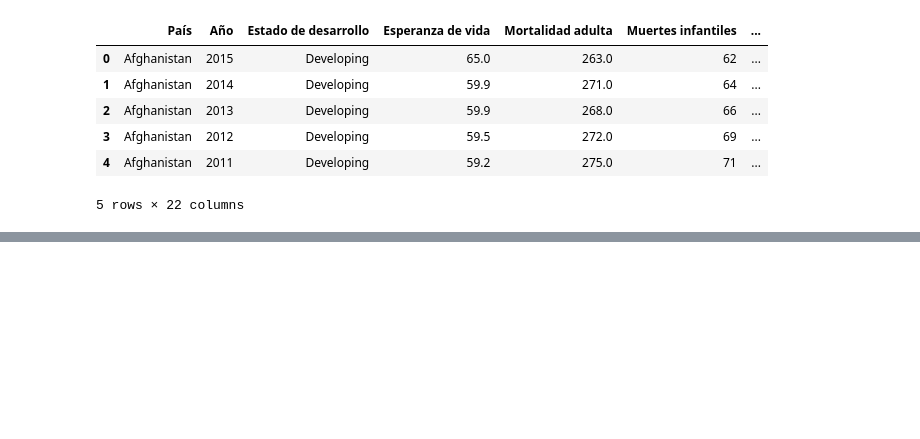
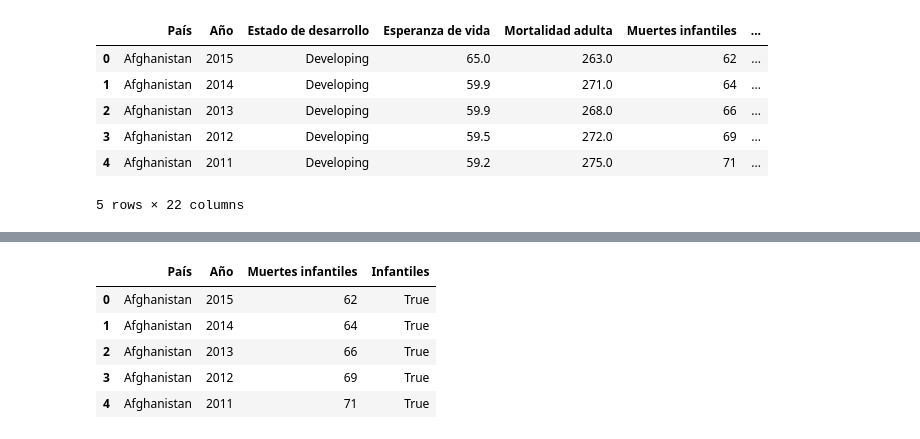
Before and after one commit to Korancito/LifeE.01.Coder, a Jupyter notebook: Nootebooks/Descriptivo.ipynb, the cells around one changed output, grey strips where cells are left out. Cells and saved outputs as stored; diff of their text form; code cells hidden in the pictures; blank space fills up the shorter version.

```diff
--- a/Nootebooks/Descriptivo.ipynb
+++ b/Nootebooks/Descriptivo.ipynb
@@ -190,0 +209,11 @@ sns.histplot(data=dfrenamed,
+# %%
+dfrenamed['Infantiles'] = dfrenamed['Muertes infantiles'] > 0
+
+dfrenamed[['País','Año', 'Muertes infantiles', 'Infantiles']].head()
+# %% [output]
+|  | País | Año | Muertes infantiles | Infantiles |
+| 0 | Afghanistan | 2015 | 62 | True |
+| 1 | Afghanistan | 2014 | 64 | True |
+| 2 | Afghanistan | 2013 | 66 | True |
+| 3 | Afghanistan | 2012 | 69 | True |
+| 4 | Afghanistan | 2011 | 71 | True |
```
Also changed, not shown: parts of 6 cells of this notebook.
